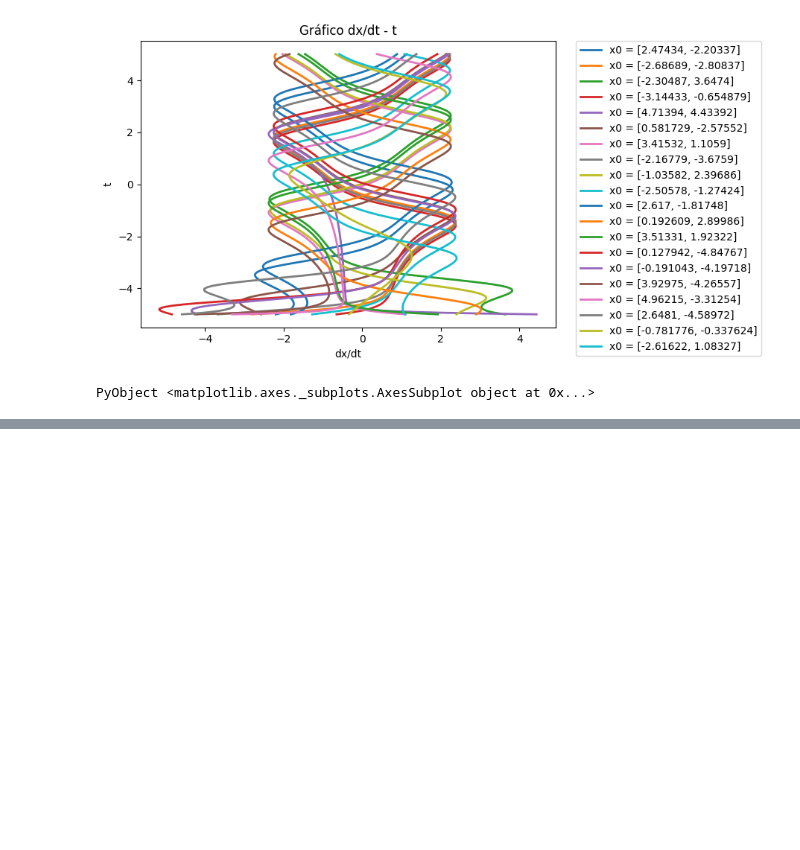
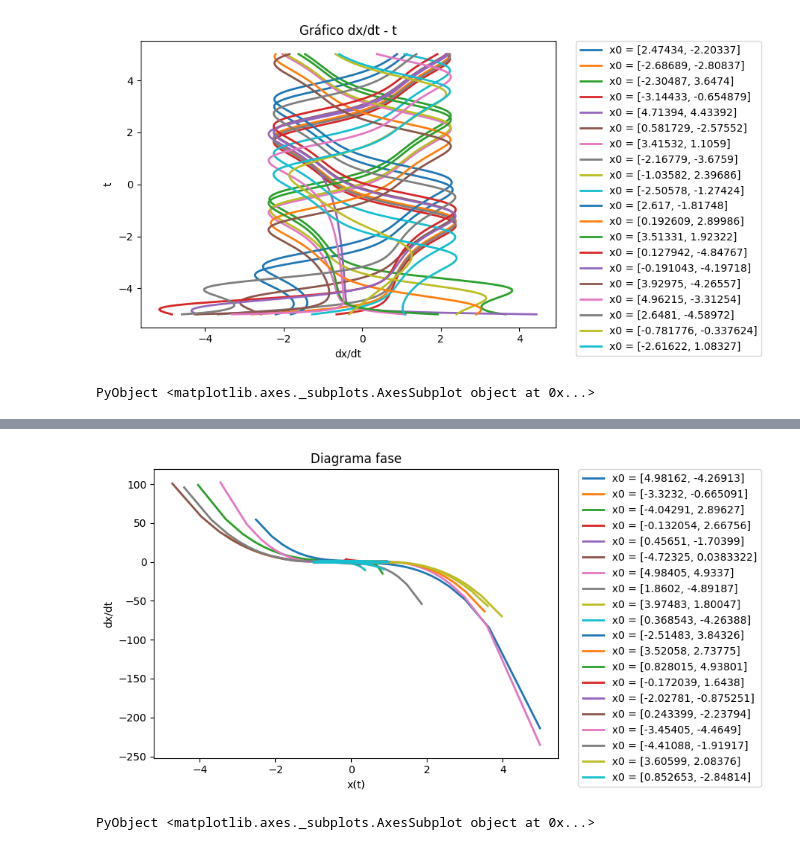
Before and after one commit to walup/Fisica_Computacional_Legaria_Pe-a, a Jupyter notebook: Tarea_14.ipynb, the cells around one changed output, grey strips where cells are left out. Drawn from its saved outputs; the diff is of its cells as text; code cells hidden in the pictures; blank space fills up the shorter version.

```diff
--- a/Tarea_14.ipynb
+++ b/Tarea_14.ipynb
@@ -268,0 +319,41 @@ PyObject <matplotlib.axes._subplots.AxesSubplot object at 0x...>
+# %%
+#=Graficamos los diagramas fase =#
+#Aqui se hacen las graficas del espacio fase.
+using PyPlot
+plt = PyPlot
+
+f(x,t) = [x[1]+x[2]-x[1]*(x[1]^2 +x[2]^2),x[2]-x[1]-x[2]*(x[1]^2 +x[2]^2)]
+condicionesIniciales = []
+initial = -5.
+final = 5.
+solucion = []
+xCord(x) = x[1]
+yCord(x)=x[2]
+derivada = []
+#Llenamos el arreglo de condiciones iniciales.
+for i in 1:20
+    push!(condicionesIniciales,[randomFloat(initial,final),randomFloat(initial,final)])
+end
+
+for condicion in condicionesIniciales
+    solucion = rungeKutta4(f,initial,final,condicion,0.01)
+    derivada = f.(solucion[2],solucion[1])
+
+
+    #=Primer diagrama fase=#
+
+    plt.xlabel("x(t)")
+    plt.ylabel("dx/dt")
+    plt.title("Diagrama fase")
+    plt.grid()
+    plt.tight_layout()
+    plt.plot(xCord.(solucion[2]),xCord.(derivada),label = "x0 = $(condicion)",linewidth =2)
+    legend(bbox_to_anchor=[1.05,1],loc=2,borderaxespad=0)
+end
+
+    ax = gca()
+
+    # add new limits from 0 - 100
+# %% [output]
+[figure, added]
+PyObject <matplotlib.axes._subplots.AxesSubplot object at 0x...>
```
Also changed, not shown: parts of 7 cells of this notebook.
